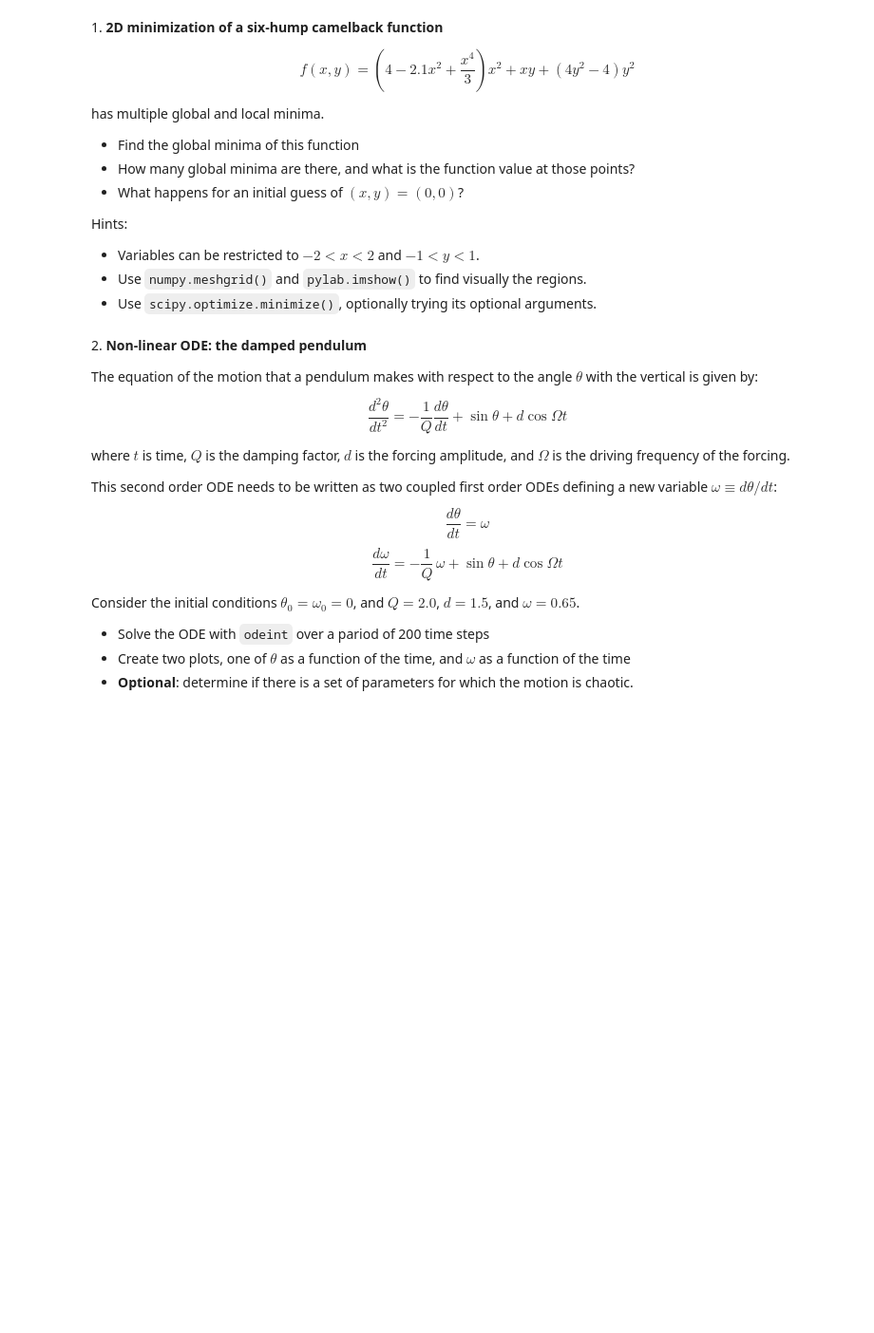
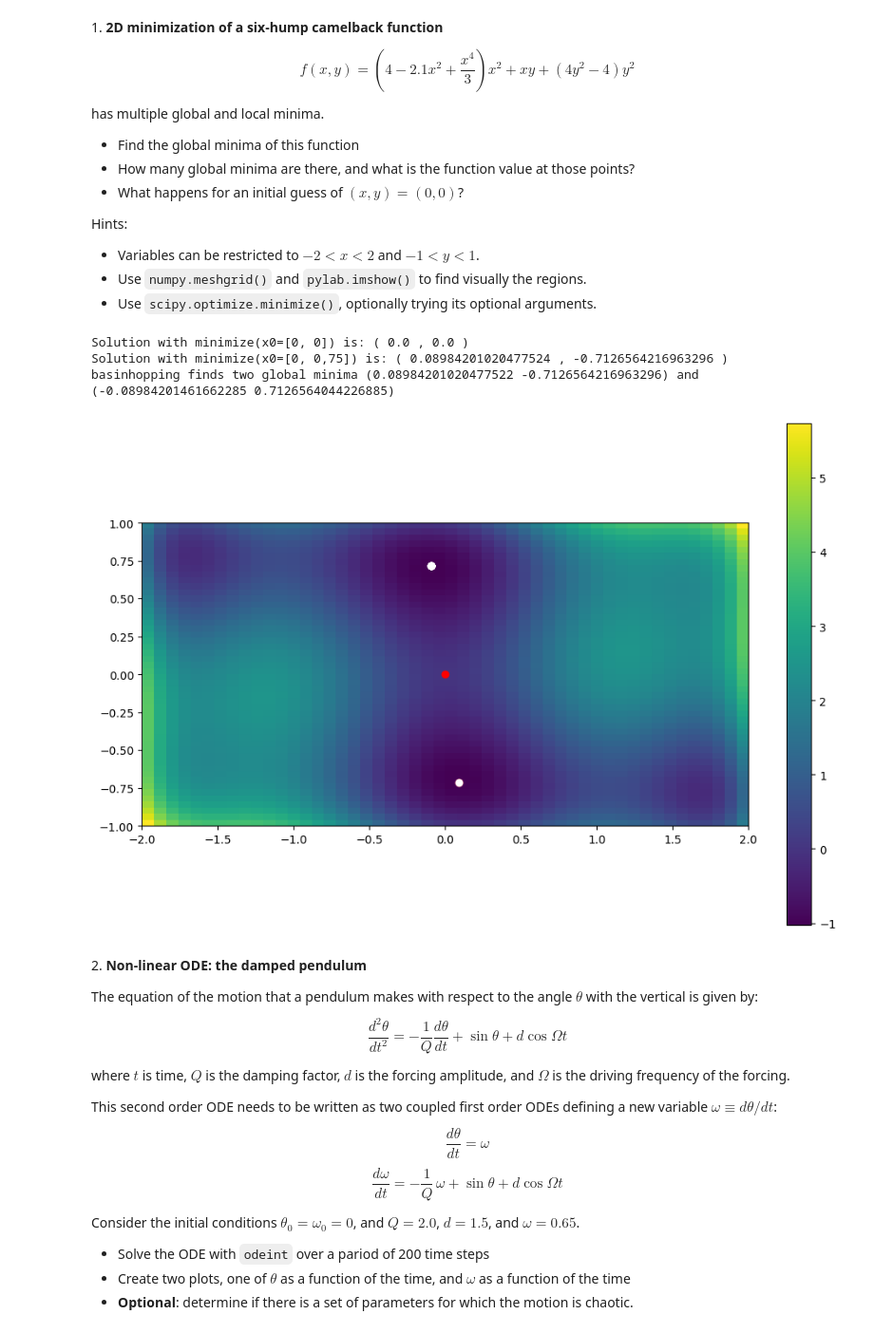
Before and after one commit to mustapha-colley/ScientificComputingWithPython2022, a Jupyter notebook: 09ex_numerical.ipynb, the cells around one changed output. Shown at 95% size. Drawn from its saved outputs; the diff is of its cells as text; code cells hidden in the pictures; blank space fills up the shorter version.

Commit message:
Solution to 09ex_numerical

```diff
--- a/09ex_numerical.ipynb
+++ b/09ex_numerical.ipynb
@@ -14,6 +14,46 @@ Hints:
 * Variables can be restricted to $-2 < x < 2$ and $-1 < y < 1$.
 * Use `numpy.meshgrid()` and `pylab.imshow()` to find visually the regions.
 * Use `scipy.optimize.minimize()`, optionally trying its optional arguments.
+# %%
+import numpy as np
+import matplotlib.pyplot as plt
+from scipy import optimize
+from scipy.optimize import basinhopping
+from scipy.optimize import shgo
+from scipy import optimize
+
+#Plot the function
+def f(x):
+    return (4-2.1*(x[0]**2)+((x[0]**4))/3)*x[0]**2 +x[0]*x[1] + (4*x[1]**2 -4)*x[1]**2
+
+plt.figure(figsize=(12,8))
+x = np.linspace(-2, 2)
+y = np.linspace(-1, 1)
+x1, y1 = np.meshgrid(x, y)
+plt.imshow(f([x1, y1]), extent=[-2, 2, -1, 1], origin="lower")
+plt.colorbar()
+
+
+#Find minima and plot it
+minima = optimize.minimize(f, x0=[0, 0])
+plt.scatter(minima.x[0], minima.x[1], color='r')      # point (0,0) seems to be a local minima, but not a global one
+print("Solution with minimize(x0=[0, 0]) is: (", minima.x[0],",", minima.x[1],")")
+
+minima = optimize.minimize(f, x0=[0, -0.75])
+plt.scatter(minima.x[0], minima.x[1], color='r')      # point (0,-0.75) seems to be a true global minima
+print("Solution with minimize(x0=[0, 0,75]) is: (", minima.x[0],",", minima.x[1],")")
+#
+for i in range(10):
+    minima = basinhopping(f, x0=[0, 0])
+    plt.scatter(minima.x[0], minima.x[1], color='w')
+    #print("Solution with basinhopping(x0=[0, 0]) is:", minima.x[0], minima.x[1])
+
+print("basinhopping finds two global minima (0.08984201020477522 -0.7126564216963296) and (-0.08984201461662285 0.7126564044226885)")
+# %% [output]
+Solution with minimize(x0=[0, 0]) is: ( 0.0 , 0.0 )
+Solution with minimize(x0=[0, 0,75]) is: ( 0.08984201020477524 , -0.7126564216963296 )
+basinhopping finds two global minima (0.08984201020477522 -0.7126564216963296) and (-0.08984201461662285 0.7126564044226885)
+[figure, added]
 # %% [markdown]
 2\. **Non-linear ODE: the damped pendulum**
 
```
Also changed, not shown: parts of 2 cells of this notebook.
